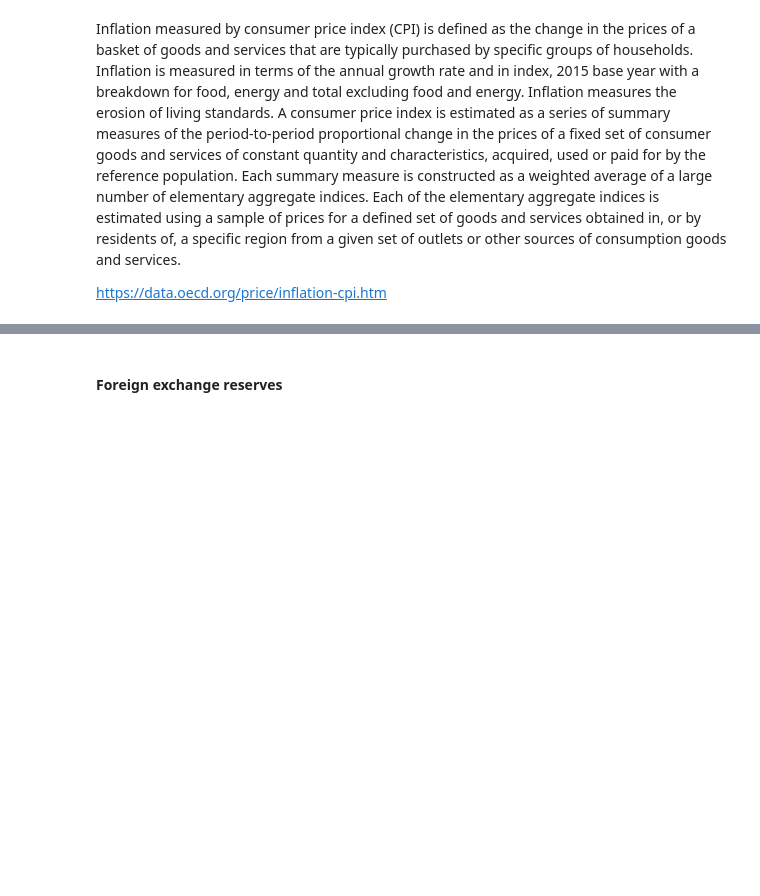
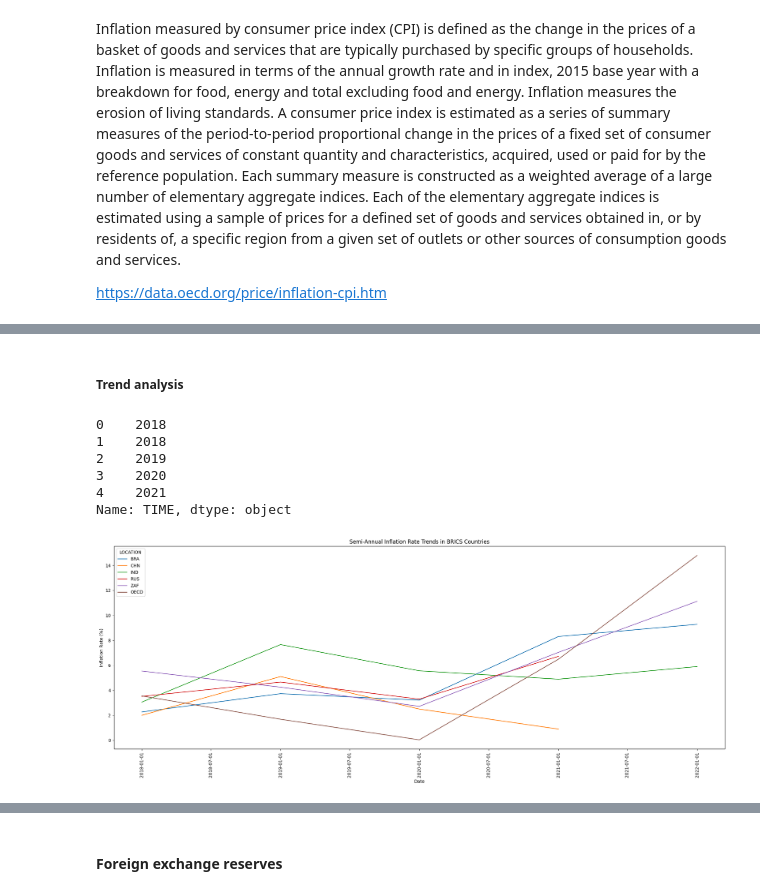
Before and after one commit to nusero92/cryptocurency, a Jupyter notebook: crypto project.ipynb, the cells around one changed output, grey strips where cells are left out. Drawn from its saved outputs; the diff is of its cells as text; code cells hidden in the pictures; blank space fills up the shorter version.

```diff
--- a/crypto project.ipynb
+++ b/crypto project.ipynb
@@ -264,9 +266,9 @@ Inflation measured by consumer price index (CPI) is defined as the change in the
 
 https://data.oecd.org/price/inflation-cpi.htm
 # %%
-file_path2 = '/home/ana/code/nusero92/cryptocurency/Data/inflation_rates.csv'
+file_path2 = '/home/anamaria/code/nusero92/cryptocurency/Data/inflation_rates.csv'
 inflation=pd.read_csv(file_path2)
 
 inflation=inflation.drop("Flag Codes", axis=1)
-inflation
+inflation.info()
 # %% [output]
@@ -297,0 +298,4 @@ inflation.transpose()
+# %%
+inflation["TIME"]=inflation["TIME"].astype(int)
+#inflation["TIME"]= inflation["TIME"].apply(lambda x: datetime(x,1,1))
+inflation
@@ -297,0 +316,35 @@ inflation.transpose()
+# %% [markdown]
+##### Trend analysis
+# %%
+# Ensure the 'TIME' column is a string before performing string operations
+inflation['TIME'] = inflation['TIME'].astype(str)
+
+# Check if the year part is correct (e.g., '2023-01' or '2023-07')
+print(inflation['TIME'].head())
+
+# Assuming the format is correct (e.g., '2023-01' for first half and '2023-07' for second half)
+# Replace '01' with '06-30' and '07' with '12-31'
+inflation['TIME'] = pd.to_datetime(inflation['TIME'].str.replace('-01', '-06-30').str.replace('-07', '-12-31'))
+
+# Now you can plot the data
+plt.figure(figsize=(20, 8))
+ax = sns.lineplot(data=inflation, x='TIME', y='Value', hue='LOCATION', ci=None)
+
+# Set the date format on the x-axis
+ax.xaxis.set_major_locator(mdates.AutoDateLocator())
+ax.xaxis.set_major_formatter(mdates.DateFormatter('%Y-%m-%d'))
+
+plt.xticks(rotation=90)
+plt.title('Semi-Annual Inflation Rate Trends in BRICS Countries')
+plt.ylabel('Inflation Rate (%)')
+plt.xlabel('Date')
+plt.tight_layout()
+plt.show()
+# %% [output]
+0    2018
+1    2018
+2    2019
+3    2020
+4    2021
+Name: TIME, dtype: object
+[figure, added]
```
Also changed, not shown: parts of 16 cells of this notebook, 1 other file.
